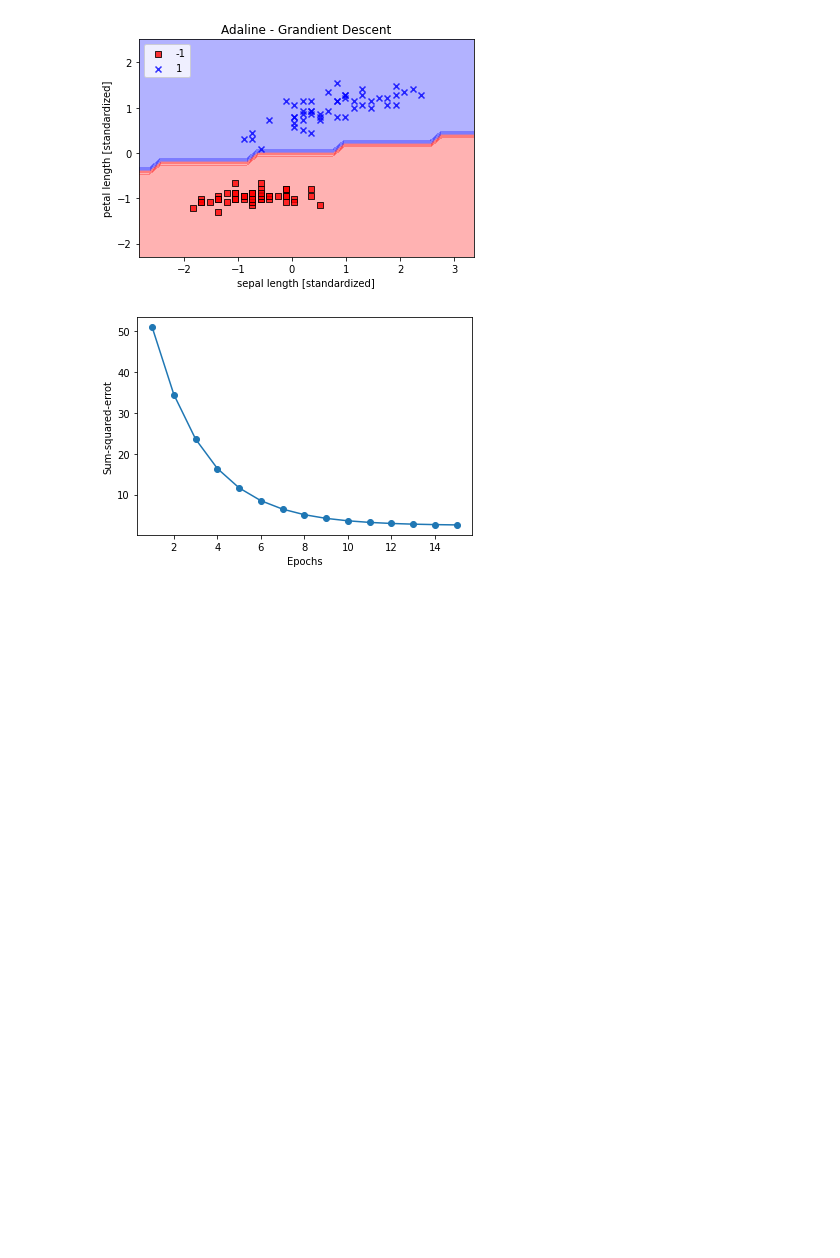
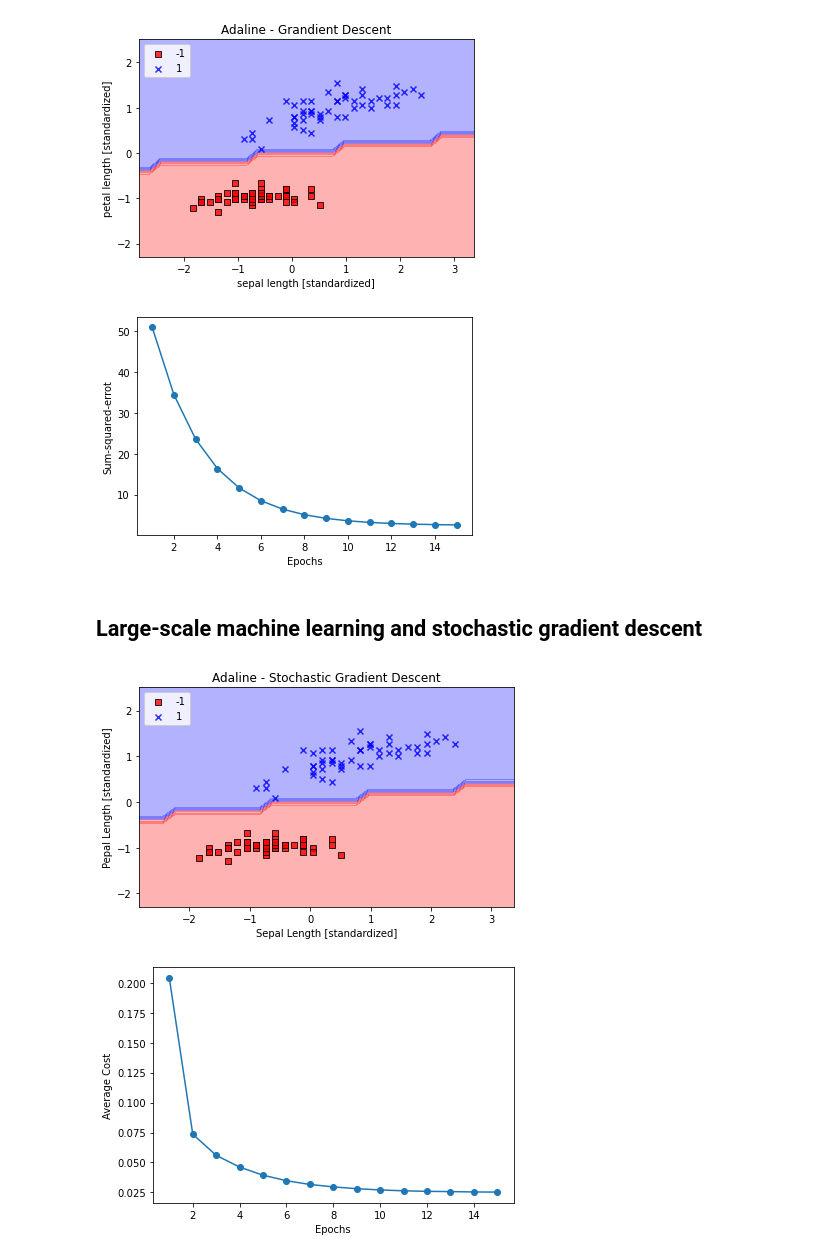
Before and after one commit to cyc123456789/Python_ML_Playground, a Jupyter notebook: Ch1.ipynb, the cells around one changed output. Cells and saved outputs as stored; diff of their text form; code cells hidden in the pictures; blank space fills up the shorter version.

```diff
--- a/Ch1.ipynb
+++ b/Ch1.ipynb
@@ -279,3 +279,5 @@ plt.show()
 # %% [output]
 [figure]
 [figure]
+# %% [markdown]
+## Large-scale machine learning and stochastic gradient descent
@@ -281,0 +340,18 @@ plt.show()
+# %%
+ada_sgd = AdalineSGD(n_tier=15,eta=0.01,random_state=1)
+ada_sgd.fit(X_std,y)
+plot_decision_regions(X_std,y,classifier=ada_sgd)
+plt.title('Adaline - Stochastic Gradient Descent')
+plt.xlabel('Sepal Length [standardized]')
+plt.ylabel('Pepal Length [standardized]')
+plt.legend(loc='upper left')
+plt.tight_layout()
+plt.show()
+plt.plot(range(1,len(ada_sgd.cost_)+1),ada_sgd.cost_,marker='o')
+plt.xlabel('Epochs')
+plt.ylabel('Average Cost')
+plt.tight_layout()
+plt.show()
+# %% [output]
+[figure, added]
+[figure, added]
```
Also changed, not shown: parts of 1 cell of this notebook.
